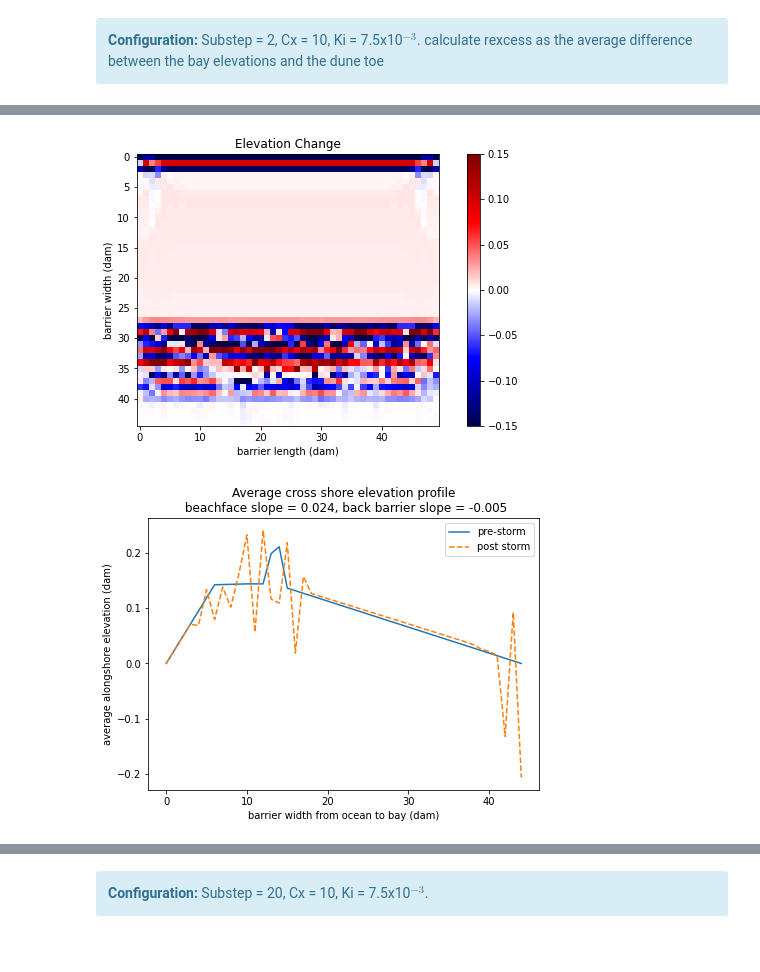
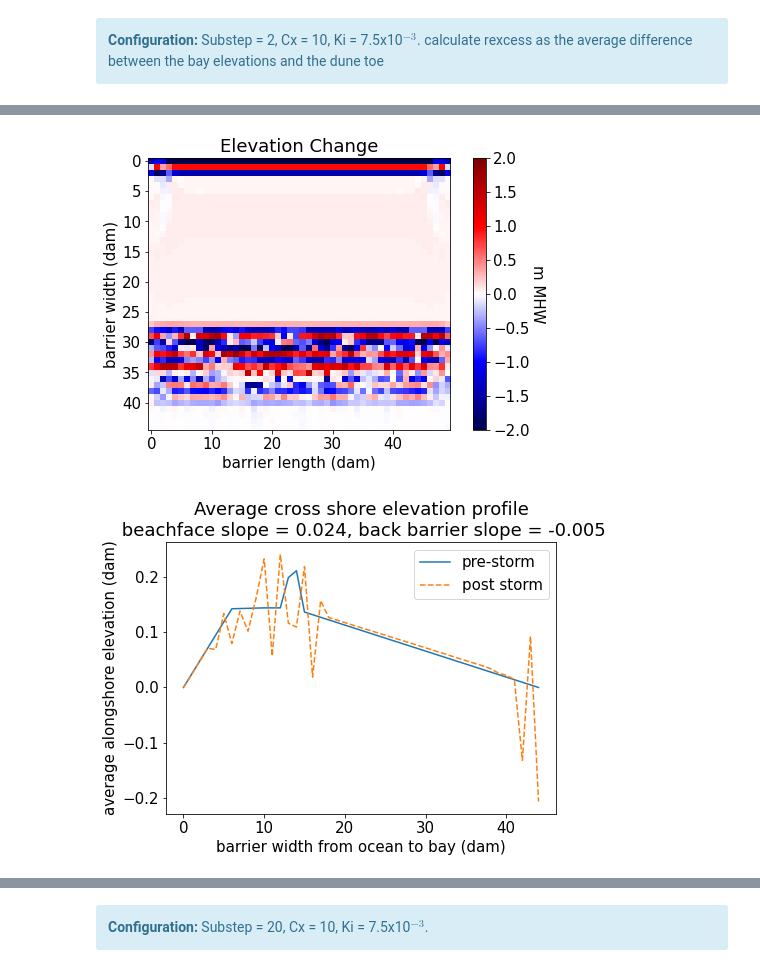
Before and after one commit to UNC-CECL/Barrier3D, a Jupyter notebook: notebooks/full_hydro_backwater.ipynb, the cells around one changed output, grey strips where cells are left out. Cells and saved outputs as stored; diff of their text form; code cells hidden in the pictures.

```diff
--- a/notebooks/full_hydro_backwater.ipynb
+++ b/notebooks/full_hydro_backwater.ipynb
@@ -32,15 +28,15 @@ b3d = Barrier3d.from_yaml("C:/Users/Lexi/PycharmProjects/Barrier3d/tests/test_pa
 b3d.update()
 b3d.update_dune_domain()
 
-path = "C:/Users/Lexi/Documents/Research/Outwasher/Output/edgesedited_bay220limited/discharge_comp/"
+path = "C:/Users/Lexi/Documents/Research/Outwasher/Output/full_hydro/discharge_comp/"
 runID = "no_dune_erosion_backwater_fullhydro_Kie-3_substep2"
 newpath = path + runID + "/"
 # storm series is year the storm occured, the bay elevation for every time step, and the duration of the storm
 storm_series = [1, sound_data, len(sound_data)]
 
 outwash = Outwasher(b3d, runID, path, substep=2, Cx=10, Ki=7.5E-3,)
-discharge, elev_change, domain, qs_lost, slopes2, dictionary, qs2, storm_data, sedout, sedin, domain_array, OW_TS \
-    = outwash.update(storm_series, b3d, fudge_fac=1)
+discharge, elev_change, ts_domain, qs_lost, slopes2, dictionary, qs2, storm_data, sedout, sedin, domain_array, OW_TS, dis_comp_array \
+= outwash.update(storm_series, b3d, fudge_fac=1)
 # %% [output]
 0
 1
@@ -62,8 +64,9 @@ The total sediment volume lost was 16.352 dam^3
 # %%
+plt.rcParams.update({"font.size": 15})
 initial_domain = domain_array[0]
 final_domain = domain_array[1]
 
-plt.rcParams['figure.figsize'] = (10,5)
+plt.rcParams['figure.figsize'] = (8,5)
 
 ### ELEVATION PLOTS-------------------------------------------------------------------------------------------------------------
 # plotting initial domain
@@ -71,12 +74,13 @@ fig1 = plt.figure()
 ax1 = fig1.add_subplot(111)
 # fig1, (ax1, ax3) = plt.subplots(1, 2, sharey=True)
 mat = ax1.matshow(
-    initial_domain,
-    cmap="Greens",
-    vmin=-0.05, vmax=0.25,
+    initial_domain*10,
+    cmap="terrain",
+    vmin=-3.0, vmax=3.0,
 )
-fig1.colorbar(mat)
-ax1.set_title("Initial Elevation $(dam)$")
+cbar = fig1.colorbar(mat)
+cbar.set_label('m MHW', rotation=270, labelpad=15)
+ax1.set_title("Initial Elevation")
 ax1.set_ylabel("barrier width (dam)")
 ax1.set_xlabel("barrier length (dam)")
 plt.gca().xaxis.tick_bottom()
@@ -86,16 +90,18 @@ fig1.savefig(newpath + "0_domain", facecolor='w')
 fig2 = plt.figure()
 ax2 = fig2.add_subplot(111)
 mat2 = ax2.matshow(
-    final_domain[:, :],
-    cmap="Greens",
-    vmin=-0.05, vmax=0.25,
+    final_domain[:, :]*10,
+    cmap="terrain",
+    vmin=-3.0, vmax=3.0,
 )
 ax2.set_xlabel('barrier length (dam)')
 ax2.set_ylabel('barrier width (dam)')
 # ax2.set_title("Elevation after storm {0} $(dam)$".format(n + 1))
-ax2.set_title("Final Elevation $(dam)$")
+ax2.set_title("Final Elevation")
 plt.gca().xaxis.tick_bottom()
-fig2.colorbar(mat2)
+cbar = fig2.colorbar(mat2)
+cbar.set_label('m MHW', rotation=270, labelpad=15)
+# fig2.colorbar(mat2, label="m MHW", rotation=45)
 fig2.savefig(newpath + "final_domain", facecolor='w')
 
 # plotting domain elevation change
@@ -103,16 +109,18 @@ domain_change = final_domain - initial_domain
 fig3 = plt.figure()
 ax3 = fig3.add_subplot(111)
 mat3 = ax3.matshow(
-    domain_change,
+    domain_change*10,
     # origin="upper",
     cmap="seismic",
-    vmin=-0.15, vmax=0.15,
+    vmin=-2, vmax=2,
 )
 ax3.set_xlabel('barrier length (dam)')
 ax3.set_ylabel('barrier width (dam)')
 ax3.set_title("Elevation Change")
 plt.gca().xaxis.tick_bottom()
-fig3.colorbar(mat3)
+cbar = fig3.colorbar(mat3)
+cbar.set_label('m MHW', rotation=270, labelpad=15)
+# fig3.colorbar(mat3, label="m MHW", rotation=45)
 fig3.savefig(newpath + "elev_change_domain", facecolor='w')
 
 plt.rcParams['figure.figsize'] = (7,5)
@@ -172,17 +180,27 @@ for n in range(numstorm):
     fig5.savefig(newpath + "hydrograph", facecolor='w')
     plt.close()
 
-### GIFS------------------------------------------------------------------------------------------------------------------------
-
-start = OW_TS[0]
-stop = OW_TS[-1]
-dir = newpath
-plot_ElevAnimation(elev_change, dir, start, stop)
-plot_DischargeAnimation(discharge, dir, start, stop)
-plot_SlopeAnimation(slopes2, dir, start, stop)
-# plot_Qs2Animation(qs2, dir, TMAX)
-plot_SedOutAnimation(sedout, dir, start, stop)
-plot_SedInAnimation(sedin, dir, start, stop)
-# time_step = [0]
-# plot_ModelTransects(b3d, time_step)
+# plotting min, max, avg dune elevations through time
+min_dune = np.zeros(len(storm_series[1]))
+max_dune = np.zeros(len(storm_series[1]))
+mean_dune = np.zeros(len(storm_series[1]))
+int_width = np.shape(outwash._interior_domain)[0]
+print(int_width)
+for t in range(len(storm_series[1])):
+    min_dune[t] = np.min(ts_domain[t, int_width, :])
+    max_dune[t] = np.max(ts_domain[t, int_width, :])
+    mean_dune[t] = np.mean(ts_domain[t, int_width, :])
+fig7 = plt.figure()
+ax7 = fig7.add_subplot(111)
+ax7.plot(x, storm_series[1], label="hydrograph")
+ax7.plot(x, min_dune, label="min")
+ax7.plot(x, max_dune, label="max")
+ax7.plot(x, mean_dune, label="mean")
+ax7.plot(x, beach_elev_line, 'k', linestyle='dotted', label='berm elevation')
+ax7.set_xlabel("storm duration")
+ax7.set_ylabel("elevation (dam MHW)")
+ax7.set_title("dune elevations throughout the storm")
+ax7.legend(loc="lower right")
+plt.show()
+fig7.savefig(newpath + "dunes", facecolor='w')
 # %% [output]
@@ -191,2 +209,2 @@ plot_SedInAnimation(sedin, dir, start, stop)
-[figure, old version]
+[figure, new version]
-[figure, old version]
+[figure, new version]
```
Also changed, not shown: parts of 10 cells of this notebook, 4 other files.
